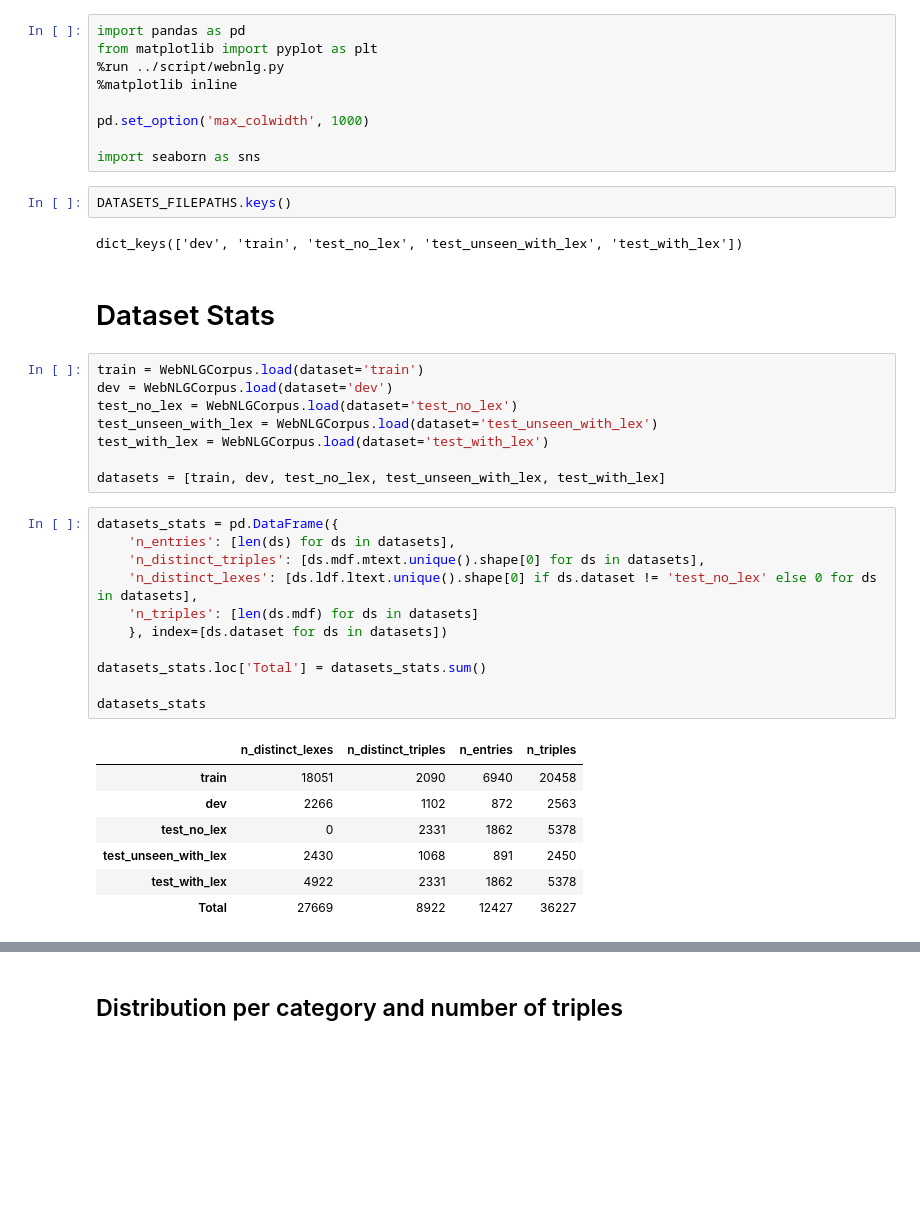
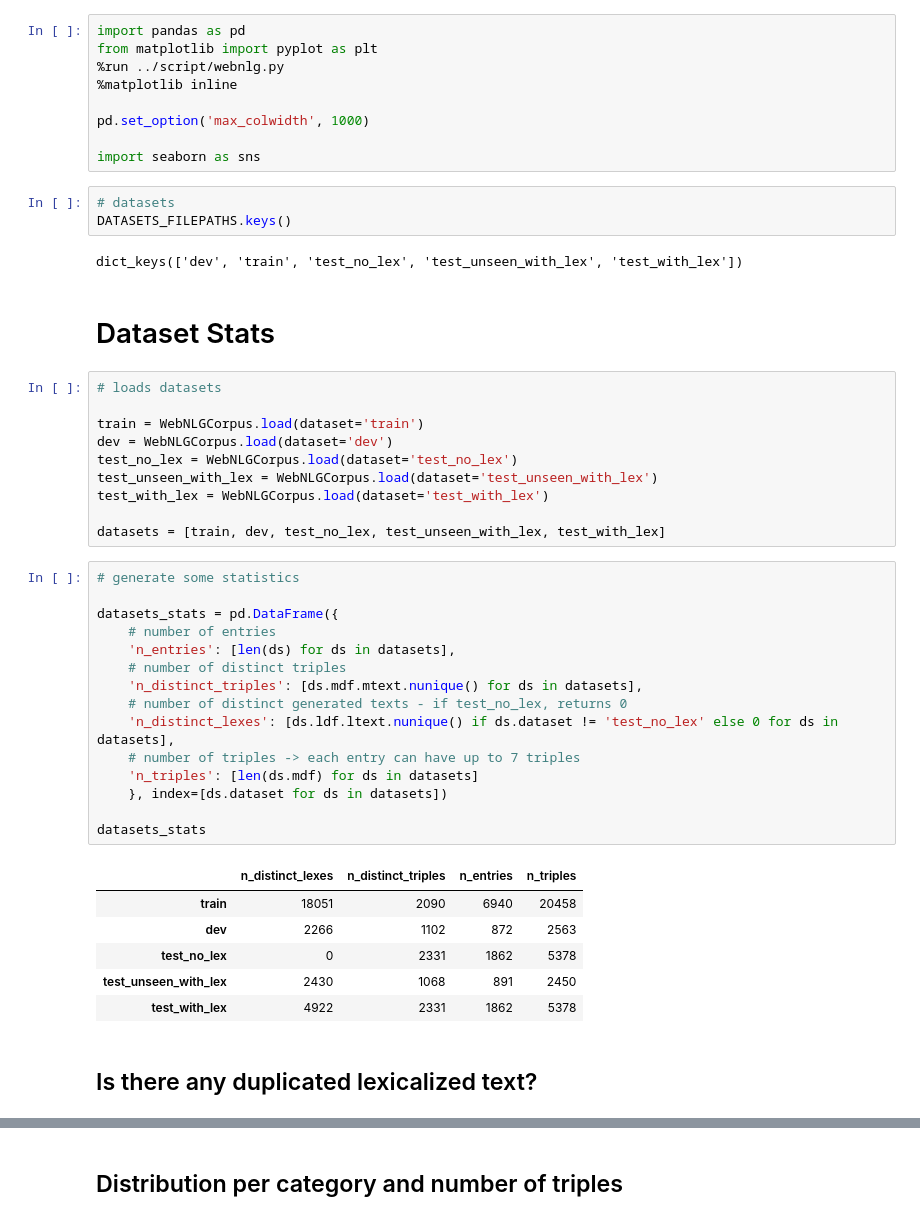
Before and after one commit to abevieiramota/challenge-webnlg, a Jupyter notebook: notebook/1 - Exploratory Data Analysis.ipynb, the cells around one changed output, grey strips where cells are left out. Drawn from its saved outputs; the diff is of its cells as text; blank space fills up the shorter version.

```diff
--- a/notebook/1 - Exploratory Data Analysis.ipynb
+++ b/notebook/1 - Exploratory Data Analysis.ipynb
@@ -7,13 +7,16 @@ from matplotlib import pyplot as plt
 pd.set_option('max_colwidth', 1000)
 
 import seaborn as sns
-# %%
-DATASETS_FILEPATHS.keys()
-# %% [output]
-dict_keys(['dev', 'train', 'test_no_lex', 'test_unseen_with_lex', 'test_with_lex'])
+# %%
+# datasets
+DATASETS_FILEPATHS.keys()
+# %% [output]
+dict_keys(['dev', 'train', 'test_no_lex', 'test_unseen_with_lex', 'test_with_lex'])
 # %% [markdown]
 # Dataset Stats
 # %%
+# loads datasets
+
 train = WebNLGCorpus.load(dataset='train')
 dev = WebNLGCorpus.load(dataset='dev')
 test_no_lex = WebNLGCorpus.load(dataset='test_no_lex')
@@ -22,21 +25,26 @@ test_with_lex = WebNLGCorpus.load(dataset='test_with_lex')
 
 datasets = [train, dev, test_no_lex, test_unseen_with_lex, test_with_lex]
 # %%
+# generate some statistics
+
 datasets_stats = pd.DataFrame({
+    # number of entries
     'n_entries': [len(ds) for ds in datasets],
-    'n_distinct_triples': [ds.mdf.mtext.unique().shape[0] for ds in datasets],
-    'n_distinct_lexes': [ds.ldf.ltext.unique().shape[0] if ds.dataset != 'test_no_lex' else 0 for ds in datasets],
+    # number of distinct triples
+    'n_distinct_triples': [ds.mdf.mtext.nunique() for ds in datasets],
+    # number of distinct generated texts - if test_no_lex, returns 0
+    'n_distinct_lexes': [ds.ldf.ltext.nunique() if ds.dataset != 'test_no_lex' else 0 for ds in datasets],
+    # number of triples -> each entry can have up to 7 triples
     'n_triples': [len(ds.mdf) for ds in datasets]
     }, index=[ds.dataset for ds in datasets])
 
-datasets_stats.loc['Total'] = datasets_stats.sum()
-
 datasets_stats
 # %% [output]
 |  | n_distinct_lexes | n_distinct_triples | n_entries | n_triples |
 | train | 18051 | 2090 | 6940 | 20458 |
 | dev | 2266 | 1102 | 872 | 2563 |
 | test_no_lex | 0 | 2331 | 1862 | 5378 |
 | test_unseen_with_lex | 2430 | 1068 | 891 | 2450 |
 | test_with_lex | 4922 | 2331 | 1862 | 5378 |
-| Total | 27669 | 8922 | 12427 | 36227 |
+# %% [markdown]
+## Is there any duplicated lexicalized text?
```
Also changed, not shown: parts of 53 cells of this notebook, 13 other files.
